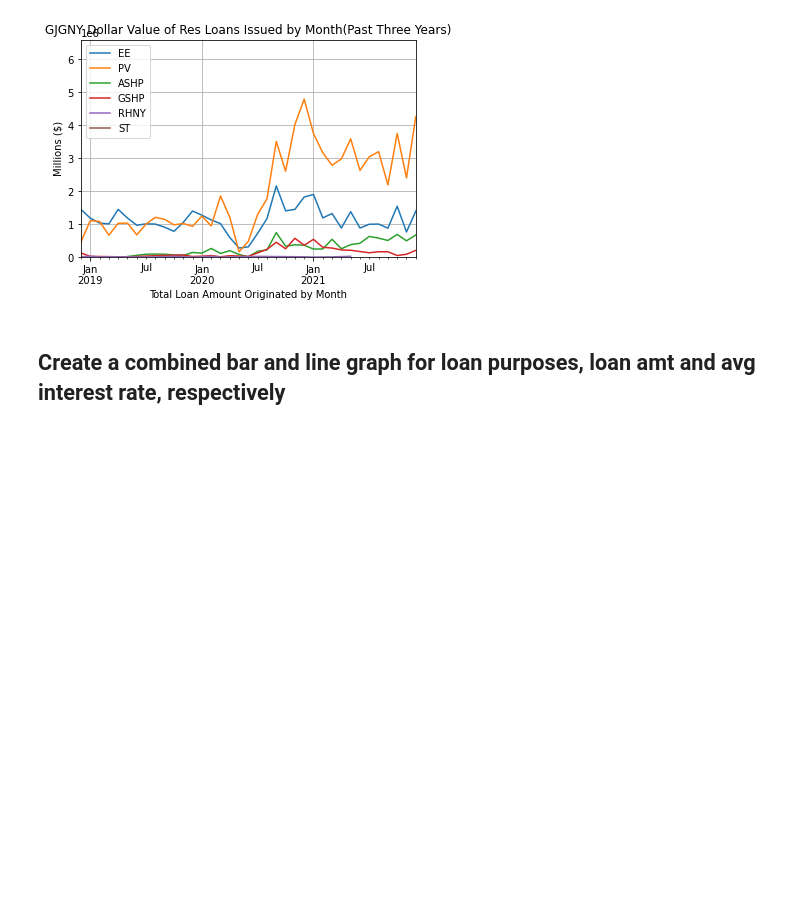
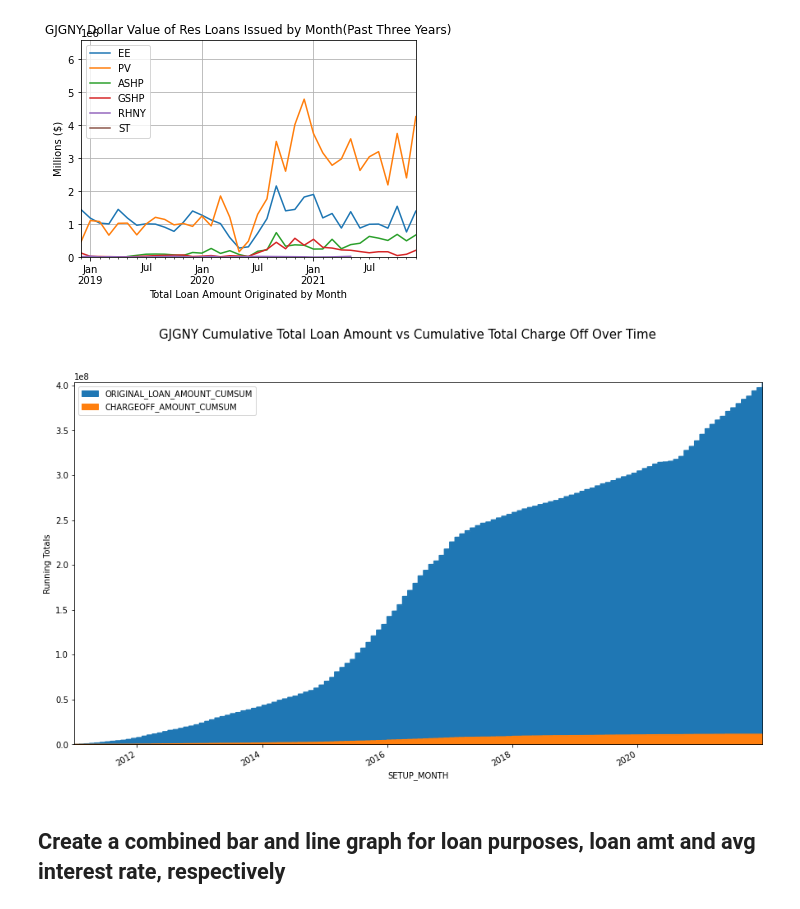
Before and after one commit to jlixander/GJGNY_Analysis, a Jupyter notebook: GJGNY_Analysis.ipynb, the cells around one changed output. Drawn from its saved outputs; the diff is of its cells as text; code cells hidden in the pictures; blank space fills up the shorter version.

```diff
--- a/GJGNY_Analysis.ipynb
+++ b/GJGNY_Analysis.ipynb
@@ -36,13 +37,14 @@ def subtract_years(dt, years):
 # %%
 #Make sure Setup date column is in datetime format
 df['SETUP_DATE'] = pd.to_datetime(df['SETUP_DATE'])
+df['ACCOUNT_CODE_DATE'] = pd.to_datetime(df['ACCOUNT_CODE_DATE'])
+df['LAST_PAYMENT_DATE'] = pd.to_datetime(df['LAST_PAYMENT_DATE'])
 
 # Create a column that holds each month
 df['SETUP_MONTH'] = pd.to_datetime(df['SETUP_DATE'], format="%Y%m") + MonthEnd(1)
 
 #Create a column that holds each year
 df['SETUP_YEAR'] = df['SETUP_DATE'].dt.year
-
 
 #Get working dates for graphs
 date_list =[]
@@ -161,3 +160,54 @@ plt.savefig('Graphs_and_dataframes/GJGNY Dollar Value of Res Loans Issued by Mon
+# %%
+#graph loan cancellations overtime $ amt (use account code date with a populated cancel reason cell) - includes successors
+
+#Create calculated column labeling loans charged off (Req: Account Code Canceled, or 120+ days delinquent)
+df['CHARGEOFF_STATUS'] = np.where(df['ACCOUNT_CODE']=='Canceled', 1,(np.where(df['DAYS_DELINQUENT'] > 120, 1, 0)))
+
+#Create a column that calculates % chargeoff of loan
+df['LOAN_PERCENT_CHARGEOFF'] = np.where(df['CHARGEOFF_STATUS'] ==1,(df['CURRENT_BALANCE']/df['ORIGINAL_LOAN_AMOUNT']),'')
+
+
+#Create a columnn that calculates cancellation date for 'Canceled' codes and 120+ days delinquent loans
+delta = dt.timedelta(days=121) #set days delta
+def coFunc(row): #create a function that will test account code, else test days delinquent for greater than 120
+    if row['ACCOUNT_CODE'] == 'Canceled':
+        return row['ACCOUNT_CODE_DATE']
+    elif row['DAYS_DELINQUENT'] > 120:
+          return (row['LAST_PAYMENT_DATE']+delta)
+    else:
+        return ''
+df['CHARGEOFF_DATE'] = df.apply(coFunc, axis=1)  #apply coFunc function to df
+
+#Create a column that calculates amount charged off
+df['CHARGEOFF_AMOUNT'] = np.where(df['CHARGEOFF_STATUS'] ==1, df['CURRENT_BALANCE'],0)
+
+
+#Sort Dataframe by SETUP_DATE to allow the creation of a calculated running total of original loan amount
+df_suc_rem=df_suc_rem.sort_values(by='SETUP_DATE')
+df_suc_rem['ORIGINAL_LOAN_AMOUNT_CUMSUM'] = df_suc_rem['ORIGINAL_LOAN_AMOUNT'].cumsum() #calc cum running total
+
+
+#Sort Dataframe by CHARGEOFF_DATE to allow the creation of a calculated running total of chargeoff date
+df=df.sort_values(by='SETUP_DATE')
+df['CHARGEOFF_AMOUNT_CUMSUM'] = df['CHARGEOFF_AMOUNT'].cumsum() #calc cum running total
+
+#Plot
+fig14, ax18 = plt.subplots(figsize=(15,9)) #Create subplot
+
+#add title
+fig14.suptitle("GJGNY Cumulative Total Loan Amount vs Cumulative Total Charge Off Over Time", fontsize=15)
+
+#plot cumulative ORIGINAL LOAN AMT and cumulative chargeoff lines
+df_suc_rem.plot( x = 'SETUP_MONTH' , y = 'ORIGINAL_LOAN_AMOUNT_CUMSUM', ax = ax18,kind='area',xlabel="Setup and Charge off Month", ylabel="Running Totals")
+df.plot( x = 'SETUP_MONTH' , y = 'CHARGEOFF_AMOUNT_CUMSUM', ax = ax18,kind='area' )
+
+#axis details
+ax18.autoscale(enable=True, axis='both', tight=True)
+
+#export graph image
+fig14.savefig('Graphs_and_dataframes/GJGNY Cumulative Total Loan Amount vs Cumulative Total Charge Off Over Time.png')
+# %% [output]
+[figure, added]
 # %% [markdown]
 ## Create a combined  bar and line graph for loan purposes, loan amt and avg interest rate, respectively
 # %%
```
Also changed, not shown: parts of 33 cells of this notebook.
